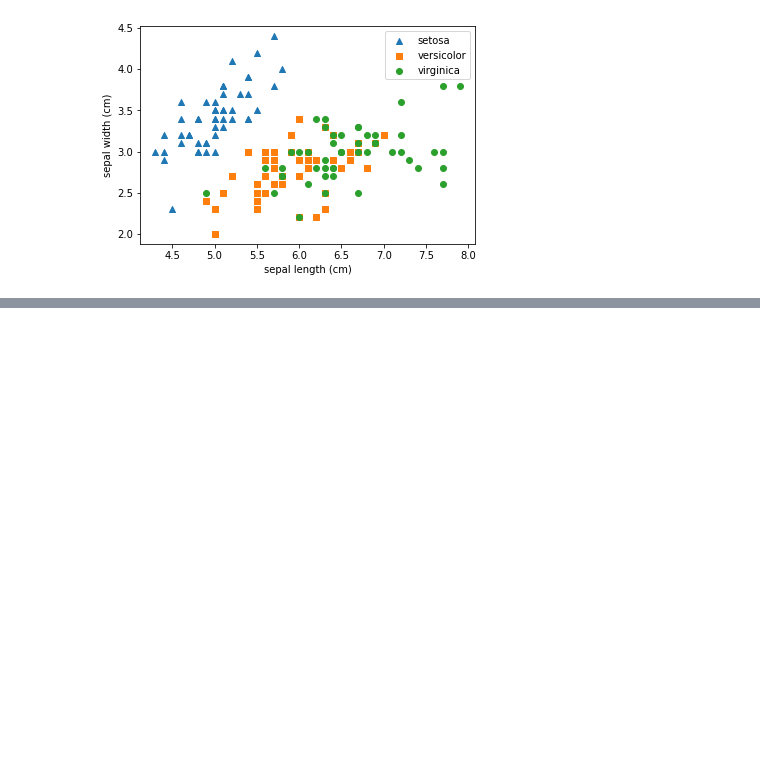
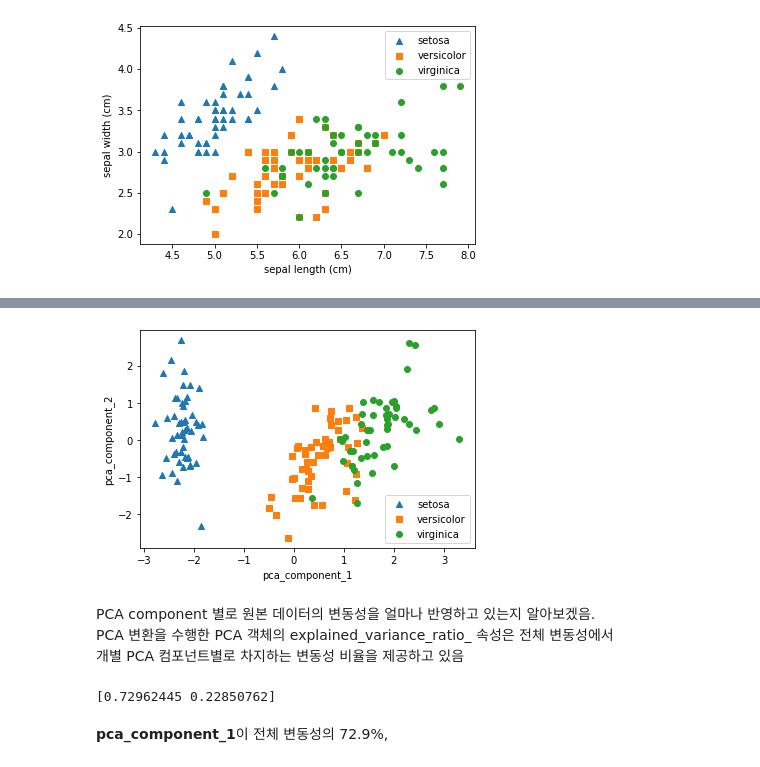
Before and after one commit to johyunkang/python-ml-guide, a Jupyter notebook: python_ml_perfect_guide_06_dimension_reduction.ipynb, the cells around one changed output, grey strips where cells are left out. Drawn from its saved outputs; the diff is of its cells as text; code cells hidden in the pictures; blank space fills up the shorter version.

```diff
--- a/python_ml_perfect_guide_06_dimension_reduction.ipynb
+++ b/python_ml_perfect_guide_06_dimension_reduction.ipynb
@@ -56,0 +64,5 @@ plt.show()
+# %%
+from sklearn.preprocessing import StandardScaler
+
+# target 값을 제외한 모든 속성값을 StandardScaler를 이용해 표준 정규 분포를 가지는 값들로 변환
+iris_scaled = StandardScaler().fit_transform(irisdf.iloc[:, :-1])
@@ -56,0 +72,10 @@ plt.show()
+# %%
+from sklearn.decomposition import PCA
+
+pca = PCA(n_components=2)
+
+print('Shape before PCA:', iris_scaled.shape)
+# fit() 과 transform()을 호출해 PCA 변환 데이터 반환
+pca.fit(iris_scaled)
+iris_pca = pca.transform(iris_scaled)
+print('Shape after PCA:', iris_pca.shape)
@@ -56,0 +85,7 @@ plt.show()
+# %%
+# iris_pca 데이터는 150 * 2 넘파이 행렬로 가지고 있음. 이를 DF 로 변환
+# PCA 변환된 데이터는 칼럼 명을 각각 pca_component_1, pca_component_2 로 명명
+pca_columns=['pca_component_1', 'pca_component_2']
+irisdf_pca = pd.DataFrame(iris_pca, columns=pca_columns)
+irisdf_pca['target'] = iris.target
+irisdf_pca.head()
@@ -56,0 +99,28 @@ plt.show()
+# %%
+# 2개의 속성으로 PCA 변환된 데이터를 2차원 상에서 시각화 하겠음
+
+# setosa=세모, versicolor=네모, virginica=동그라미
+markers=['^', 's', 'o']
+
+# pca_component_1 속성을 x축, pca_component_2 속성을 y 축
+for i, marker in enumerate(markers) :
+    x_axis_data = irisdf_pca[irisdf_pca['target'] == i]['pca_component_1']
+    y_axis_data = irisdf_pca[irisdf_pca['target'] == i]['pca_component_2']
+    plt.scatter(x_axis_data, y_axis_data, marker=marker, label=iris.target_names[i])
+
+plt.legend()
+plt.xlabel('pca_component_1')
+plt.ylabel('pca_component_2')
+plt.show()
+# %% [output]
+[figure, added]
+# %% [markdown]
+PCA component 별로 원본 데이터의 변동성을 얼마나 반영하고 있는지 알아보겠음.
+PCA 변환을 수행한 PCA 객체의 explained_variance_ratio_ 속성은 전체 변동성에서
+개별 PCA 컴포넌트별로 차지하는 변동성 비율을 제공하고 있음
+# %%
+print(pca.explained_variance_ratio_)
+# %% [output]
+[0.72962445 0.22850762]
+# %% [markdown]
+**pca_component_1**이 전체 변동성의 72.9%,
```
Also changed, not shown: parts of 5 cells of this notebook.
